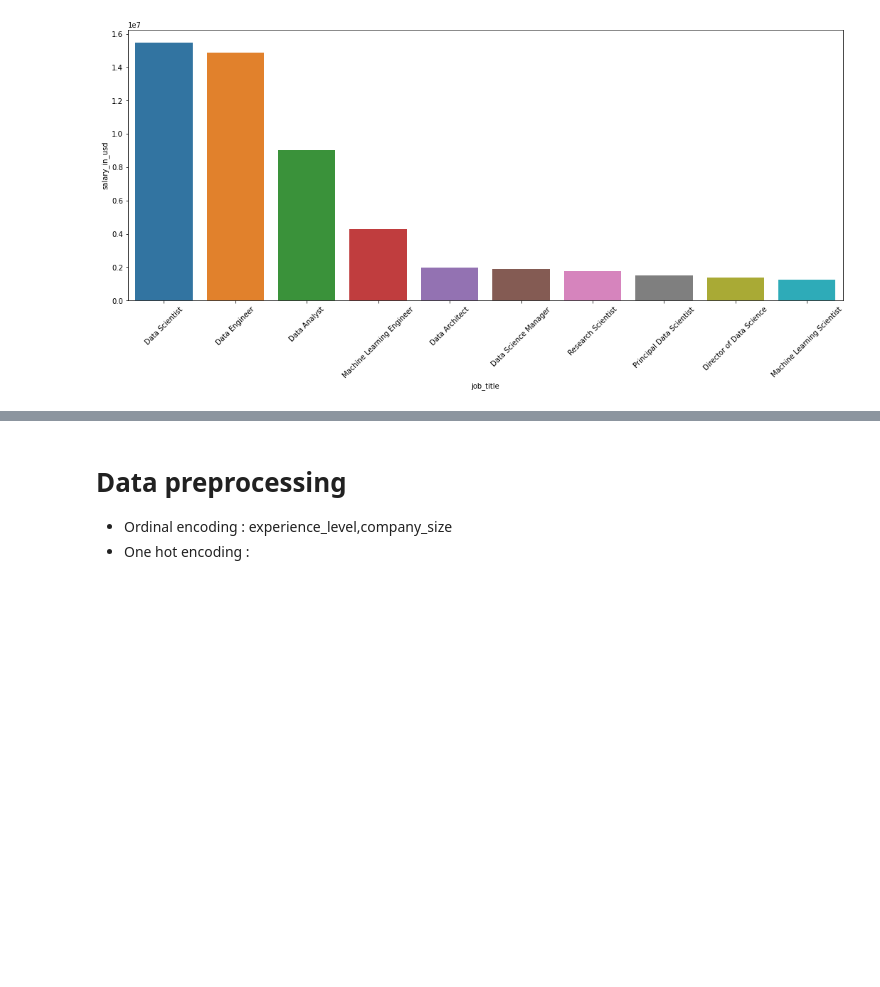
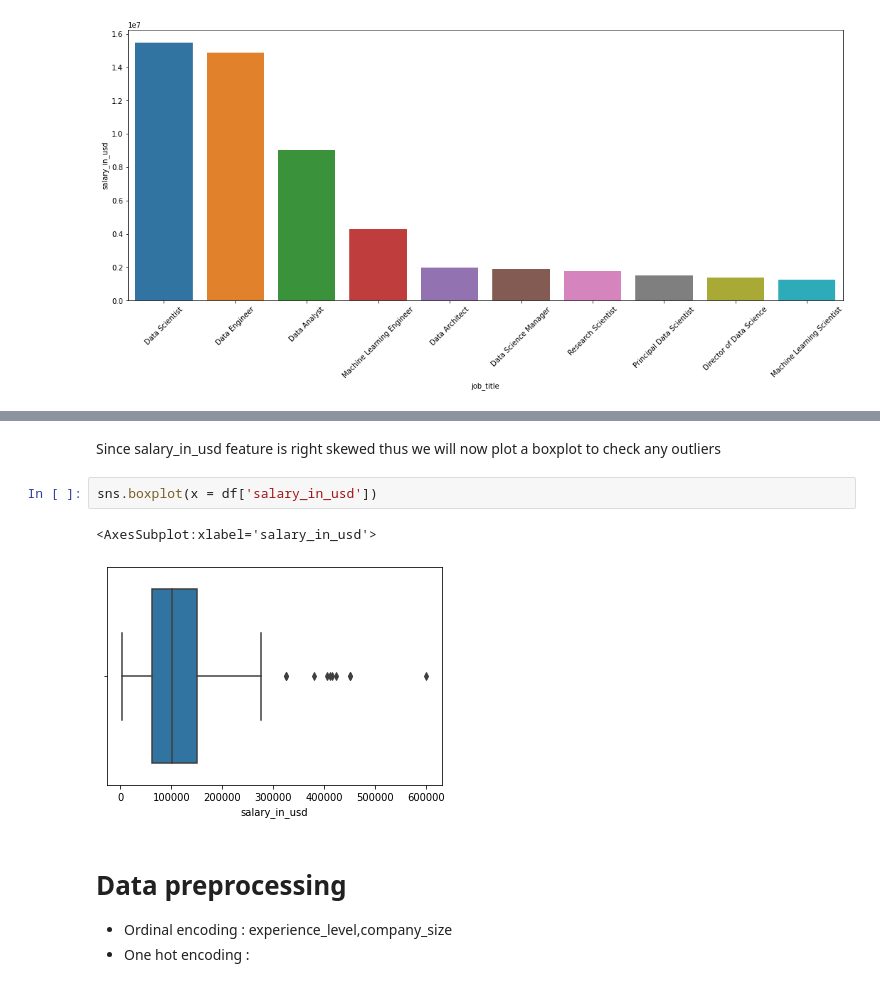
Before and after one commit to yuvraaj2002/Old_projects, a Jupyter notebook: DS job and salary prediction/DS_salaries_prediction.ipynb, the cells around one changed output, grey strips where cells are left out. Saved outputs shown, nothing was run; the diff lists cells and outputs as text; blank space fills up the shorter version.

```diff
--- a/DS job and salary prediction/DS_salaries_prediction.ipynb
+++ b/DS job and salary prediction/DS_salaries_prediction.ipynb
@@ -121,3 +139,10 @@ plt.show()
+# %% [markdown]
+Since salary_in_usd feature is right skewed thus we will now plot a boxplot to check any outliers
+# %%
+sns.boxplot(x = df['salary_in_usd'])
+# %% [output]
+<AxesSubplot:xlabel='salary_in_usd'>
+[figure, added]
 # %% [markdown]
 # Data preprocessing
 
```
Also changed, not shown: parts of 10 cells of this notebook.
